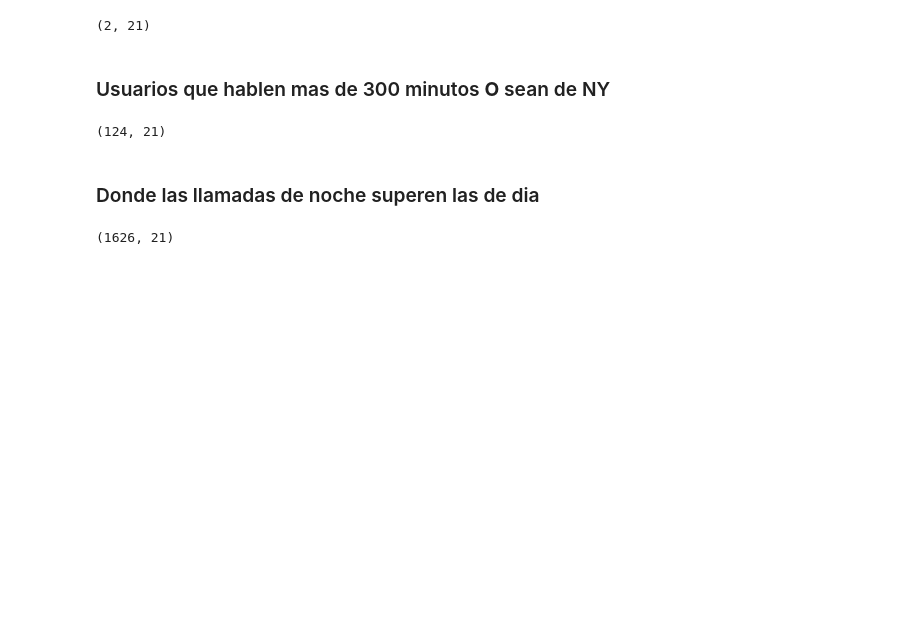
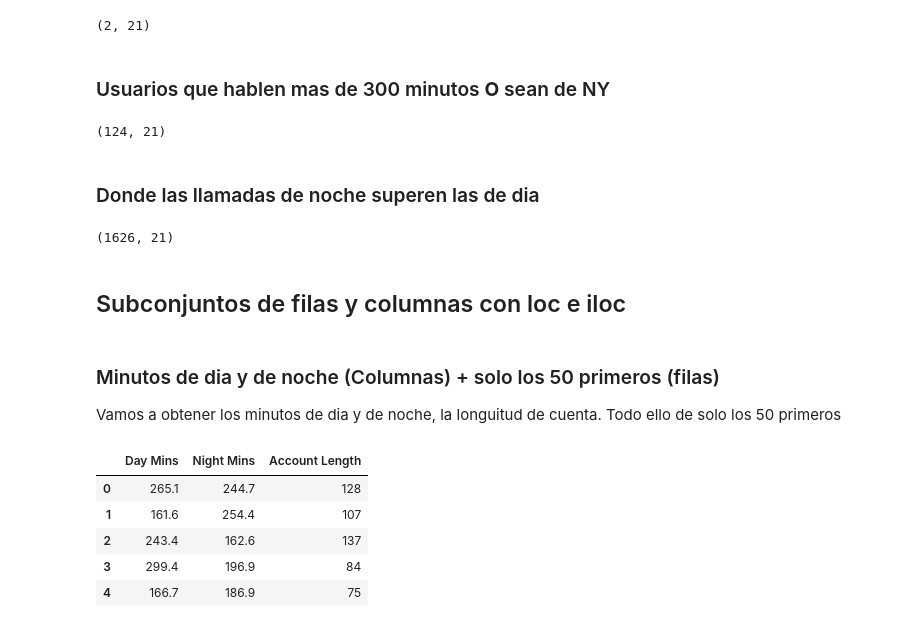
Before and after one commit to Karenahv/python-ml-curso, a Jupyter notebook: notebooks/T2 - 1 - Data Cleaning - Data Wrangling.ipynb, the cells around one changed output. Drawn from its saved outputs; the diff is of its cells as text; code cells hidden in the pictures; blank space fills up the shorter version.

```diff
--- a/notebooks/T2 - 1 - Data Cleaning - Data Wrangling.ipynb
+++ b/notebooks/T2 - 1 - Data Cleaning - Data Wrangling.ipynb
@@ -319,3 +319,18 @@ data5 = data[(data["Night Calls"] > data["Day Calls"])]
 data5.shape
 # %% [output]
 (1626, 21)
+# %% [markdown]
+## Subconjuntos de filas y columnas con loc e iloc
+# %% [markdown]
+### Minutos de dia y de noche (Columnas) + solo los 50 primeros (filas)
+Vamos a obtener los minutos de dia y de noche, la longuitud de cuenta. Todo ello de solo los 50 primeros
+# %%
+subset_first_50 = data[["Day Mins", "Night Mins", "Account Length"]][:50]
+subset_first_50.head()
+# %% [output]
+|  | Day Mins | Night Mins | Account Length |
+| 0 | 265.1 | 244.7 | 128 |
+| 1 | 161.6 | 254.4 | 107 |
+| 2 | 243.4 | 162.6 | 137 |
+| 3 | 299.4 | 196.9 | 84 |
+| 4 | 166.7 | 186.9 | 75 |
```
Also changed, not shown: parts of 16 cells of this notebook.
